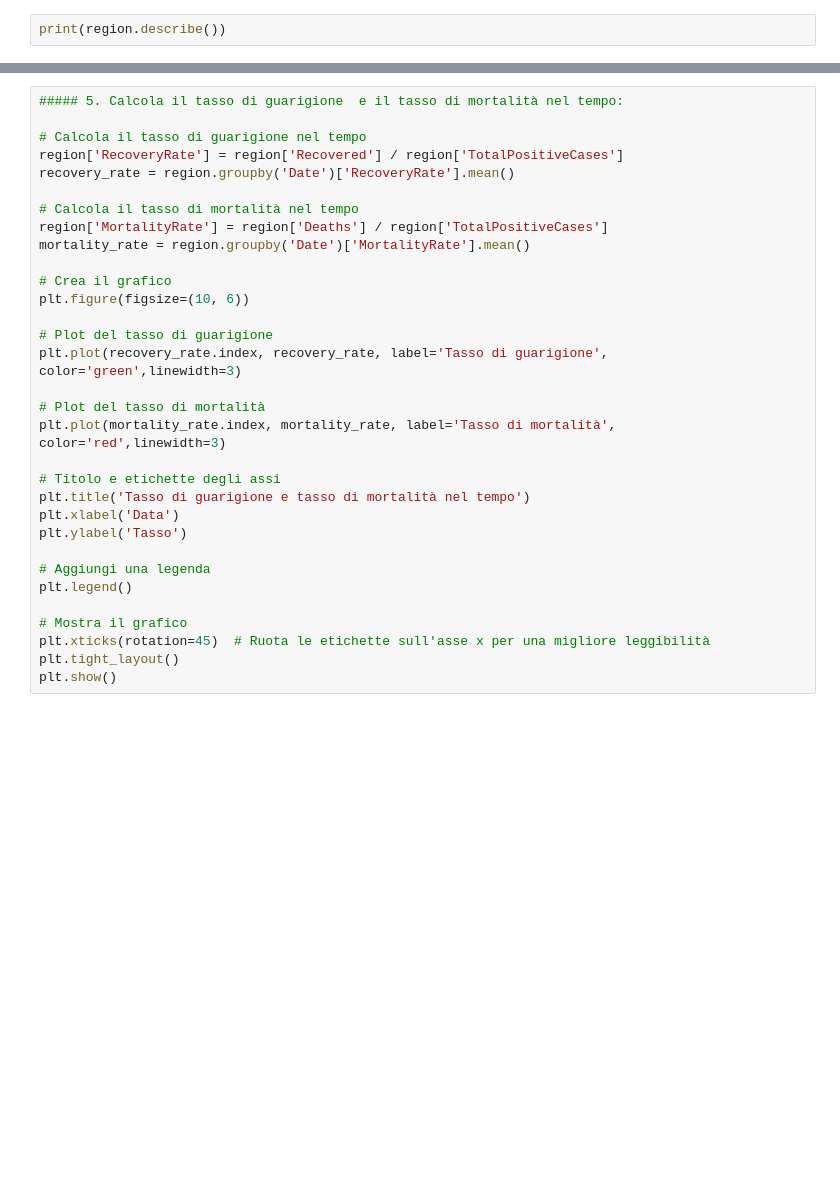
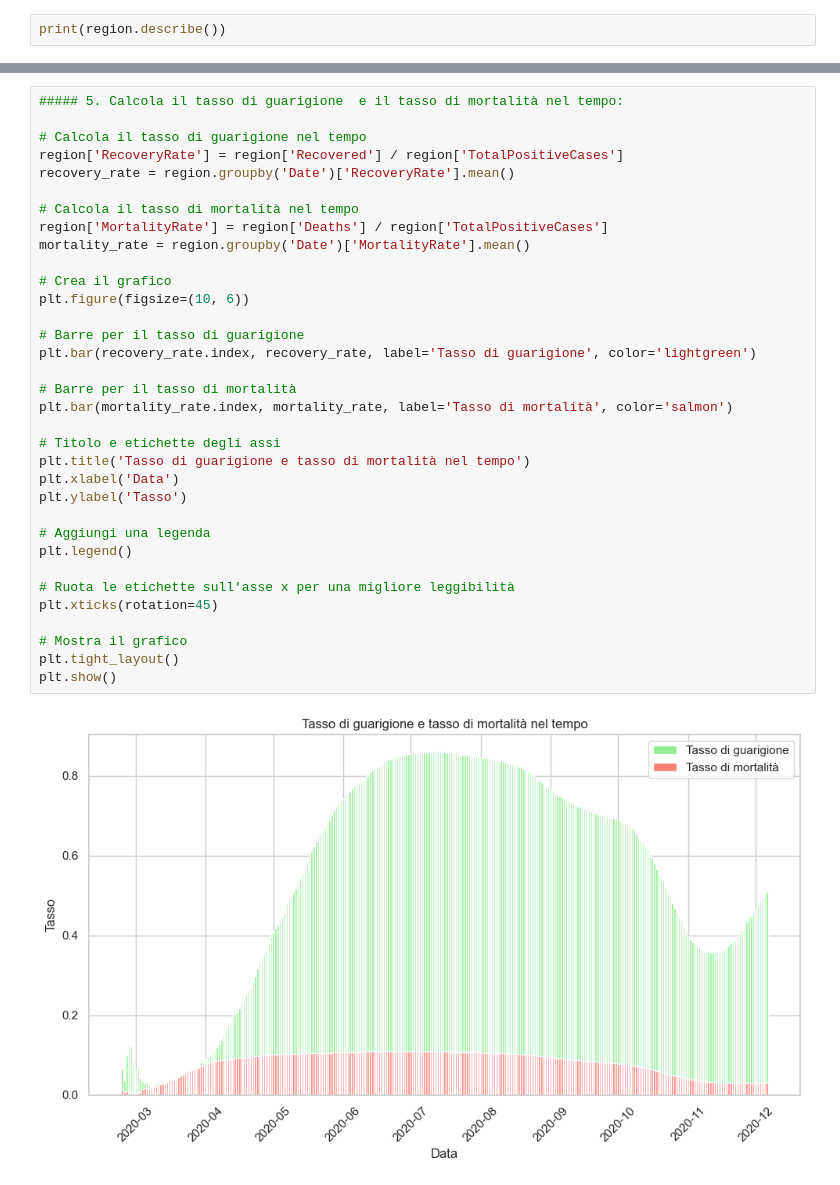
Before and after one commit to SofiaLiossis/Python_Module, a Jupyter notebook: BW/Eserc1.ipynb, the cells around one changed output, grey strips where cells are left out. Drawn from its saved outputs; the diff is of its cells as text; blank space fills up the shorter version.

```diff
--- a/BW/Eserc1.ipynb
+++ b/BW/Eserc1.ipynb
@@ -177,35 +210,39 @@ plt.show()
 # %%
 ##### 5. Calcola il tasso di guarigione  e il tasso di mortalità nel tempo:
 
 # Calcola il tasso di guarigione nel tempo
 region['RecoveryRate'] = region['Recovered'] / region['TotalPositiveCases']
 recovery_rate = region.groupby('Date')['RecoveryRate'].mean()
 
 # Calcola il tasso di mortalità nel tempo
 region['MortalityRate'] = region['Deaths'] / region['TotalPositiveCases']
 mortality_rate = region.groupby('Date')['MortalityRate'].mean()
 
 # Crea il grafico
 plt.figure(figsize=(10, 6))
 
-# Plot del tasso di guarigione
-plt.plot(recovery_rate.index, recovery_rate, label='Tasso di guarigione', color='green',linewidth=3)
+# Barre per il tasso di guarigione
+plt.bar(recovery_rate.index, recovery_rate, label='Tasso di guarigione', color='lightgreen')
 
-# Plot del tasso di mortalità
-plt.plot(mortality_rate.index, mortality_rate, label='Tasso di mortalità', color='red',linewidth=3)
+# Barre per il tasso di mortalità
+plt.bar(mortality_rate.index, mortality_rate, label='Tasso di mortalità', color='salmon')
 
 # Titolo e etichette degli assi
 plt.title('Tasso di guarigione e tasso di mortalità nel tempo')
 plt.xlabel('Data')
 plt.ylabel('Tasso')
 
 # Aggiungi una legenda
 plt.legend()
 
+# Ruota le etichette sull'asse x per una migliore leggibilità
+plt.xticks(rotation=45)
+
 # Mostra il grafico
-plt.xticks(rotation=45)  # Ruota le etichette sull'asse x per una migliore leggibilità
 plt.tight_layout()
 plt.show()
+# %% [output]
+[figure, added]
 # %%
 ##### 6. Le prime 15 province con più positivi:
 
```
Also changed, not shown: parts of 14 cells of this notebook, 3 other files.
